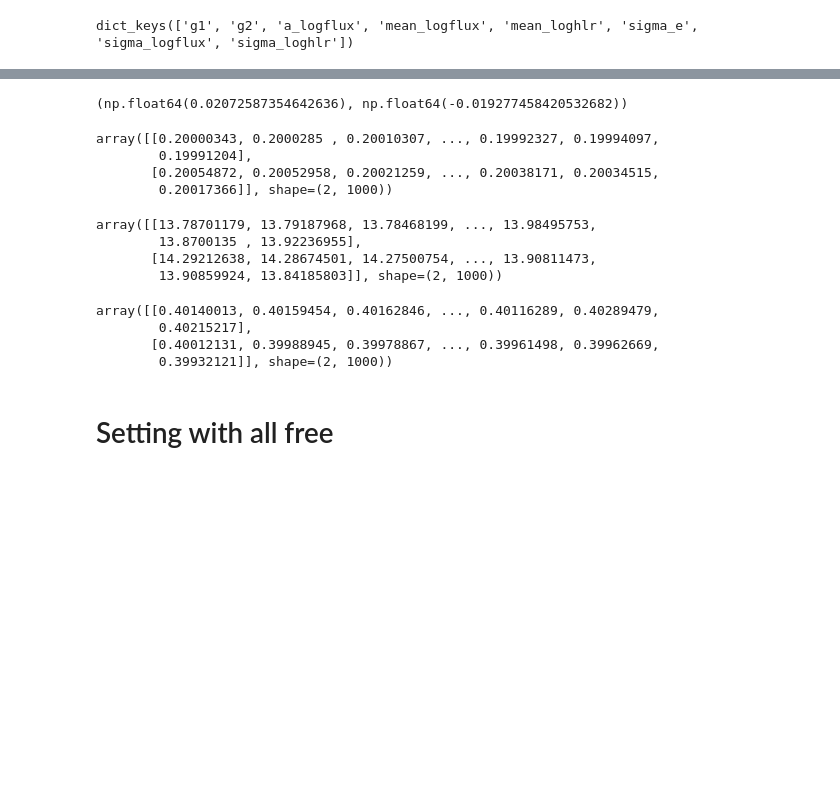
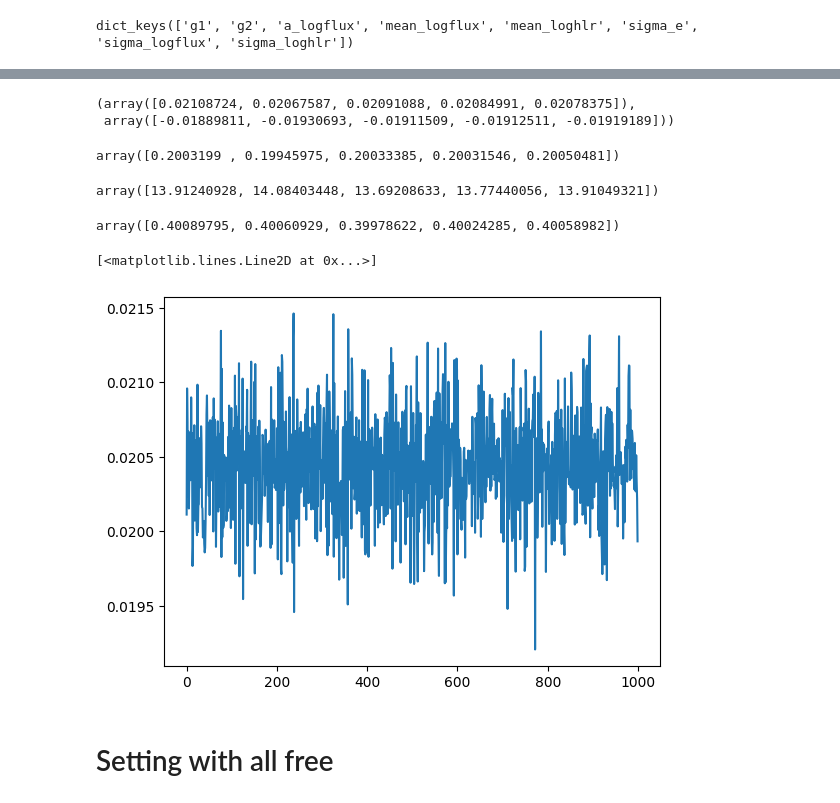
Before and after one commit to LSSTDESC/BPD, a Jupyter notebook: notebooks/sep25-checking-boot-runs.ipynb, the cells around one changed output, grey strips where cells are left out. Cells and saved outputs as stored; diff of their text form; code cells hidden in the pictures; blank space fills up the shorter version.

```diff
--- a/notebooks/sep25-checking-boot-runs.ipynb
+++ b/notebooks/sep25-checking-boot-runs.ipynb
@@ -4,5 +5,5 @@ import numpy as np
 # %%
-path = "/pscratch/sd/i/imendoza/data/cache_chains/exp73_51/g_samples_boots_9940.npz"
+path = "/pscratch/sd/i/imendoza/data/cache_chains/exp73_51/g_samples_boots_515118.npz"
 # %%
 ds = load_dataset(path)
 ds['plus'].keys()
@@ -15,30 +16,25 @@ ds['plus']['g1'].shape, ds['plus']['mean_logflux'].shape
 # %%
-# ds['minus']['g1'][1]
+ds['plus']['g1'].mean(1), ds['minus']['g1'].mean(1)
+# %% [output]
+(array([0.02108724, 0.02067587, 0.02091088, 0.02084991, 0.02078375]),
+ array([-0.01889811, -0.01930693, -0.01911509, -0.01912511, -0.01919189]))
-# %%
-ds['plus']['g1'].mean(), ds['minus']['g1'].mean()
-# %% [output]
-(np.float64(0.02072587354642636), np.float64(-0.019277458420532682))
 # %%
-ds['plus']['sigma_e']
+ds['plus']['sigma_e'].mean(1)
 # %% [output]
-array([[0.20000343, 0.2000285 , 0.20010307, ..., 0.19992327, 0.19994097,
-        0.19991204],
-       [0.20054872, 0.20052958, 0.20021259, ..., 0.20038171, 0.20034515,
-        0.20017366]], shape=(2, 1000))
+array([0.2003199 , 0.19945975, 0.20033385, 0.20031546, 0.20050481])
 # %%
-ds['plus']['a_logflux']
+ds['plus']['a_logflux'].mean(1)
 # %% [output]
-array([[13.78701179, 13.79187968, 13.78468199, ..., 13.98495753,
-        13.8700135 , 13.92236955],
-       [14.29212638, 14.28674501, 14.27500754, ..., 13.90811473,
-        13.90859924, 13.84185803]], shape=(2, 1000))
+array([13.91240928, 14.08403448, 13.69208633, 13.77440056, 13.91049321])
 # %%
-ds['plus']['sigma_logflux']
+ds['plus']['sigma_logflux'].mean(1)
 # %% [output]
-array([[0.40140013, 0.40159454, 0.40162846, ..., 0.40116289, 0.40289479,
-        0.40215217],
-       [0.40012131, 0.39988945, 0.39978867, ..., 0.39961498, 0.39962669,
-        0.39932121]], shape=(2, 1000))
+array([0.40089795, 0.40060929, 0.39978622, 0.40024285, 0.40058982])
+# %%
+plt.plot(ds['plus']['g1'][2])
+# %% [output]
+[<matplotlib.lines.Line2D at 0x...>]
+[figure, added]
 # %% [markdown]
 # Setting with all free
 # %%
```
Also changed, not shown: parts of 2 cells of this notebook, 12 other files.
